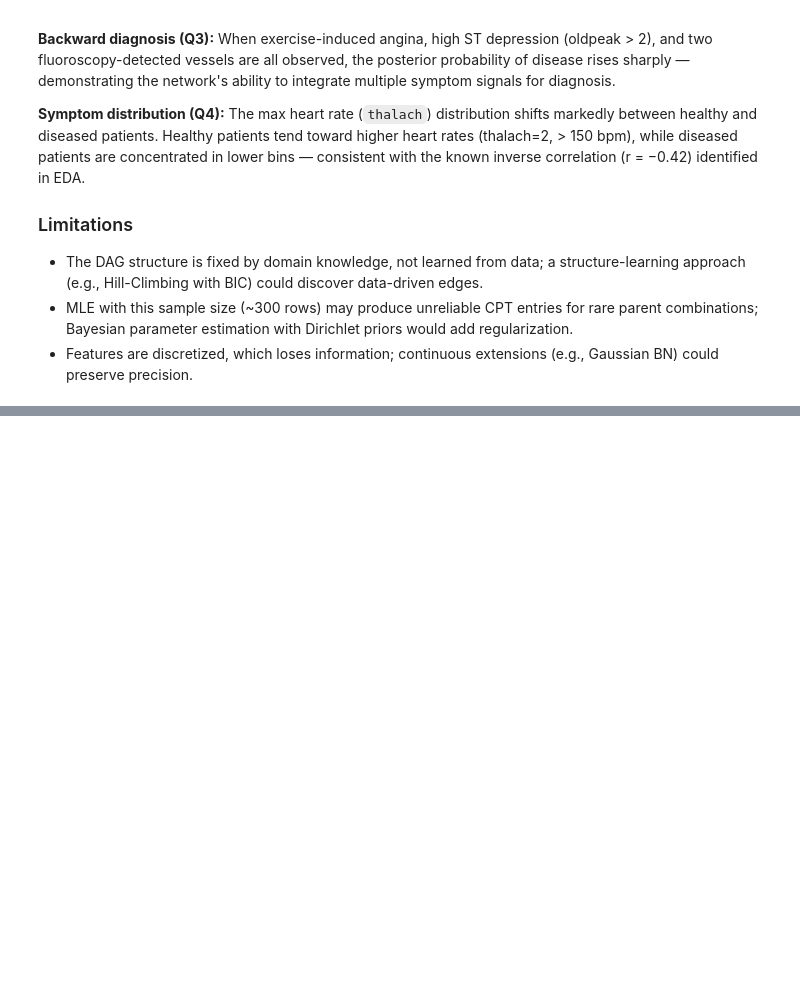
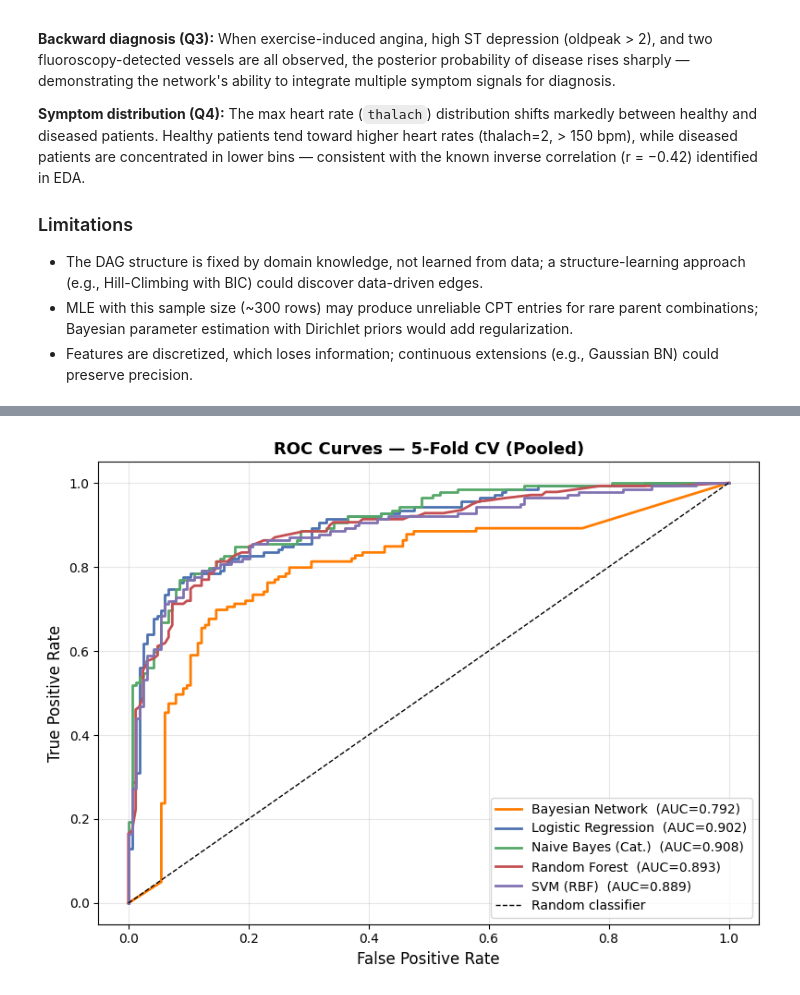
Before and after one commit to cheahcha/cs5340-project, a Jupyter notebook: bayesian_network.ipynb, the cells around one changed output, grey strips where cells are left out. Drawn from its saved outputs; the diff is of its cells as text; code cells hidden in the pictures; blank space fills up the shorter version.

```diff
--- a/bayesian_network.ipynb
+++ b/bayesian_network.ipynb
@@ -444,0 +669,36 @@ We built a 3-layer Bayesian Network over the Cleveland Heart Disease dataset (30
+# %%
+## 7.4  ROC Curves (pooled predictions across all 5 folds)
+COLORS = {
+    'BayesianNetwork':    '#FF7C00',
+    'LogisticRegression': '#4C72B0',
+    'NaiveBayes':         '#55A868',
+    'RandomForest':       '#C44E52',
+    'SVM':                '#8172B2',
+}
+DISPLAY_NAMES = {
+    'BayesianNetwork':    'Bayesian Network',
+    'LogisticRegression': 'Logistic Regression',
+    'NaiveBayes':         'Naive Bayes (Cat.)',
+    'RandomForest':       'Random Forest',
+    'SVM':                'SVM (RBF)',
+}
+
+fig, ax = plt.subplots(figsize=(8, 6))
+for name in MODEL_NAMES:
+    yt  = np.array(pool_true[name])
+    yp  = np.array(pool_proba[name])
+    fpr, tpr, _ = roc_curve(yt, yp)
+    auc = roc_auc_score(yt, yp)
+    ax.plot(fpr, tpr, label=f'{DISPLAY_NAMES[name]}  (AUC={auc:.3f})',
+            color=COLORS[name], linewidth=2)
+
+ax.plot([0, 1], [0, 1], 'k--', linewidth=1, label='Random classifier')
+ax.set_xlabel('False Positive Rate', fontsize=12)
+ax.set_ylabel('True Positive Rate', fontsize=12)
+ax.set_title('ROC Curves — 5-Fold CV (Pooled)', fontsize=13, fontweight='bold')
+ax.legend(loc='lower right', fontsize=10)
+ax.grid(True, alpha=0.3)
+plt.tight_layout()
+plt.show()
+# %% [output]
+[figure, added]
```
Also changed, not shown: parts of 6 cells of this notebook.
